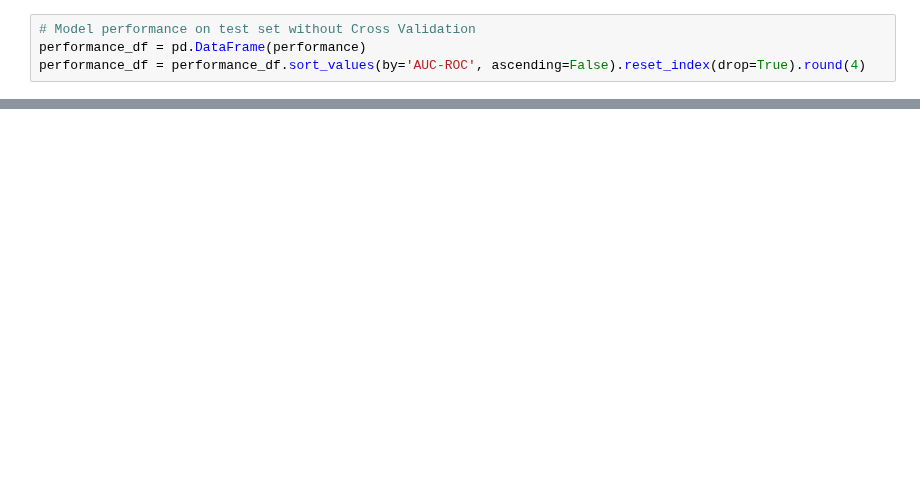
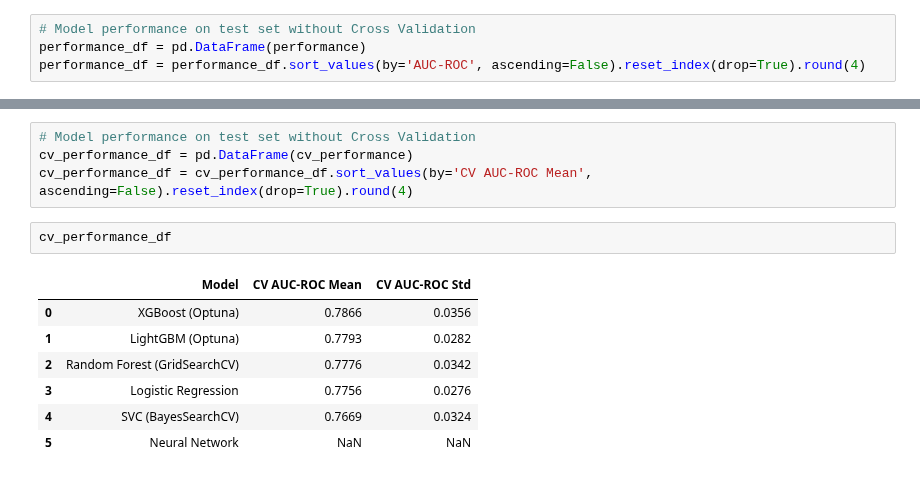
Before and after one commit to tshihab07/Intelligent-Loan-Approval-Prediction-System, a Jupyter notebook: notebookes/modeling.ipynb, the cells around one changed output, grey strips where cells are left out. Cells and saved outputs as stored; diff of their text form; blank space fills up the shorter version.

```diff
--- a/notebookes/modeling.ipynb
+++ b/notebookes/modeling.ipynb
@@ -982,0 +1017,14 @@ performance_df
+# %%
+# Model performance on test set without Cross Validation
+cv_performance_df = pd.DataFrame(cv_performance)
+cv_performance_df = cv_performance_df.sort_values(by='CV AUC-ROC Mean', ascending=False).reset_index(drop=True).round(4)
+# %%
+cv_performance_df
+# %% [output]
+|  | Model | CV AUC-ROC Mean | CV AUC-ROC Std |
+| 0 | XGBoost (Optuna) | 0.7866 | 0.0356 |
+| 1 | LightGBM (Optuna) | 0.7793 | 0.0282 |
+| 2 | Random Forest (GridSearchCV) | 0.7776 | 0.0342 |
+| 3 | Logistic Regression | 0.7756 | 0.0276 |
+| 4 | SVC (BayesSearchCV) | 0.7669 | 0.0324 |
+| 5 | Neural Network | NaN | NaN |
```
Also changed, not shown: parts of 12 cells of this notebook.
